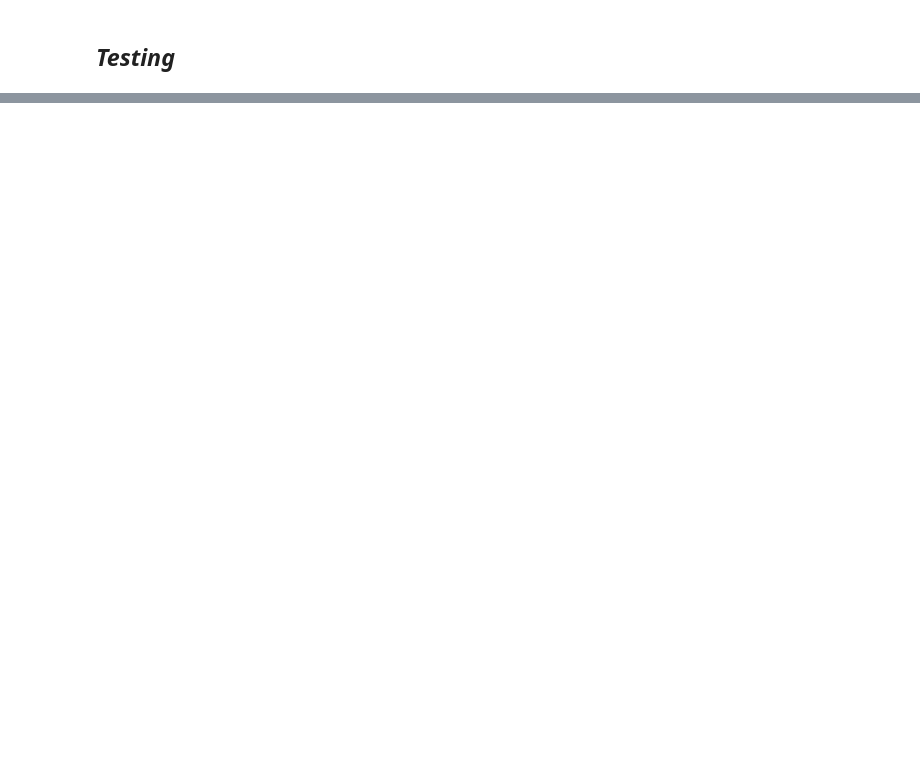
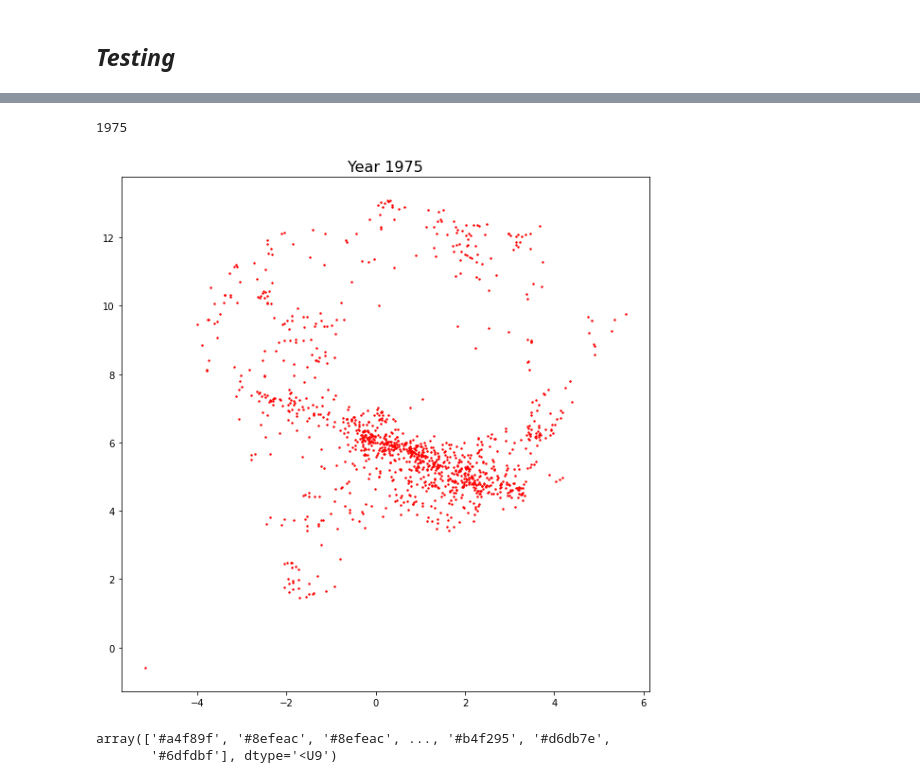
Before and after one commit to ShiuLab/plant_sci_hist, a Jupyter notebook: 9_wrap_up/script_9_4_suggested_analysis_2.ipynb, the cells around one changed output, grey strips where cells are left out. Cells and saved outputs as stored; diff of their text form; code cells hidden in the pictures; blank space fills up the shorter version.

```diff
--- a/9_wrap_up/script_9_4_suggested_analysis_2.ipynb
+++ b/9_wrap_up/script_9_4_suggested_analysis_2.ipynb
@@ -380,0 +439,9 @@ KeyboardInterrupt:
+# %%
+# Topic assignments
+with open(prob_file, "rb") as f:
+  probs = pickle.load(f)
+
+probability_threshold = np.percentile(probs, 95)
+topics_assign = [np.argmax(prob) if max(prob) >= probability_threshold else -1
+                                                        for prob in tqdm(probs)]
+topics_assign[:10]
@@ -380,0 +450,11 @@ KeyboardInterrupt:
+# %%
+def get_ckeys():
+  cm = plt.cm.rainbow
+  #cm = plt.cm.turbo
+  #cm = plt.cm.hsv
+  ckeys = {i:colors.to_hex(cm(i/91)) for i in range(-1,91)}
+  return ckeys
+
+ckeys = get_ckeys()
+ckeys[-1] = 'lightgray'
+ckeys[0], ckeys[1]
@@ -380,0 +463,3 @@ KeyboardInterrupt:
+# %%
+# color for each record based on topic
+rec_toc_c = [ckeys[i] for i in topics_assign]
@@ -380,0 +473,7 @@ KeyboardInterrupt:
+# %%
+# Get total for each topic
+topic_total = {}
+for t in range(90):
+  topic_total[t] = len(np.where(np.array(topics_assign) == t)[0])
+
+topic_total
@@ -405,0 +693,16 @@ class AxesSubplot(SubplotBase, matplotlib.axes._axes.Axes)
+# %%
+for year in range(1975, 2021):
+  print(year)
+  idx = np.where(yr_array == year)
+  plt.figure(figsize=(10,10))
+  plt.scatter(umap_embed[idx,0], umap_embed[idx,1], c="red", s=2)
+  plt.title(f"Year {year}", fontsize=16)
+  break
+# %% [output]
+1975
+[figure, added]
+# %%
+np.array(rec_toc_c)
+# %% [output]
+array(['#a4f89f', '#8efeac', '#8efeac', ..., '#b4f295', '#d6db7e',
+       '#6dfdbf'], dtype='<U9')
```
Also changed, not shown: parts of 39 cells of this notebook.
